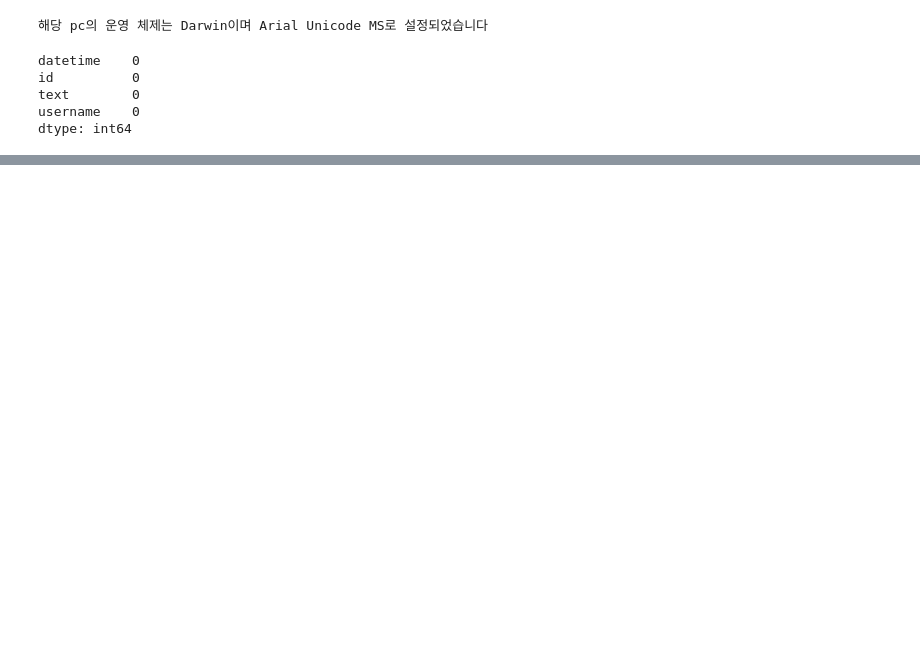
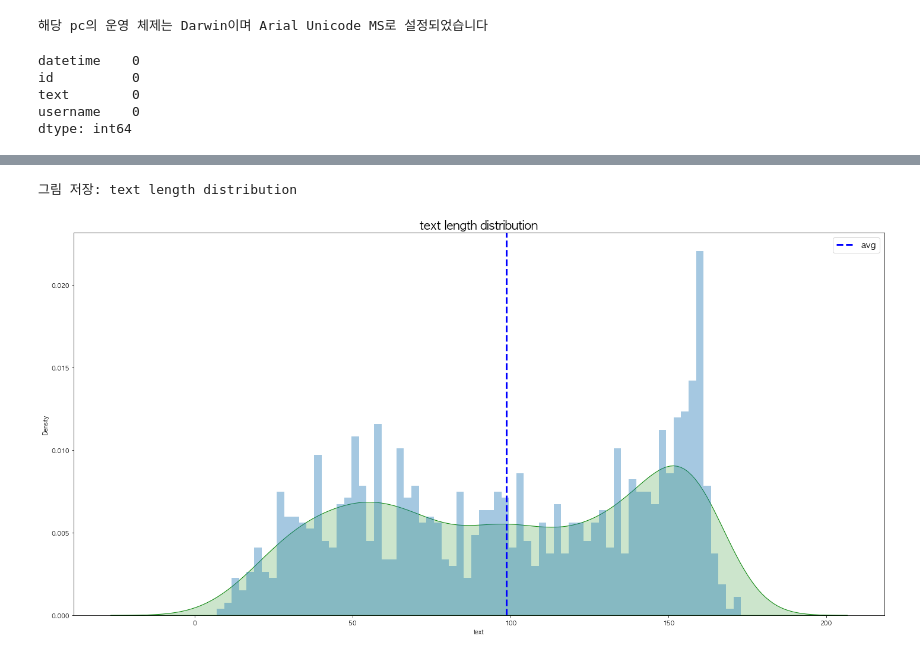
Before and after one commit to solyourock/ML_study, a Jupyter notebook: NLP/twitter_eda.ipynb, the cells around one changed output, grey strips where cells are left out. Saved outputs shown, nothing was run; the diff lists cells and outputs as text; code cells hidden in the pictures; blank space fills up the shorter version.

```diff
--- a/NLP/twitter_eda.ipynb
+++ b/NLP/twitter_eda.ipynb
@@ -159,13 +140,16 @@ plt.legend(fontsize=15)
 # %%
 # 전체 문장 길이 분포
 plt.figure(figsize=(20,10))
 sns.distplot(a=women_policy['text'].str.len(), bins=70, kde=True,
              kde_kws={"color":"g", "alpha":0.2, "linewidth":1, "shade":True})
 plt.title('text length distribution', fontsize=20)
 plt.axvline(x=np.average(women_policy['text'].str.len()), color='b', linestyle='--', linewidth=3,
             label='avg')
 plt.legend(fontsize=15)
-# save_fig('text length distribution')
+save_fig('text length distribution')
+# %% [output]
+그림 저장: text length distribution
+[figure, added]
 # %%
 # tokenizer
 kkma = Kkma()
```
Also changed, not shown: parts of 28 cells of this notebook.
